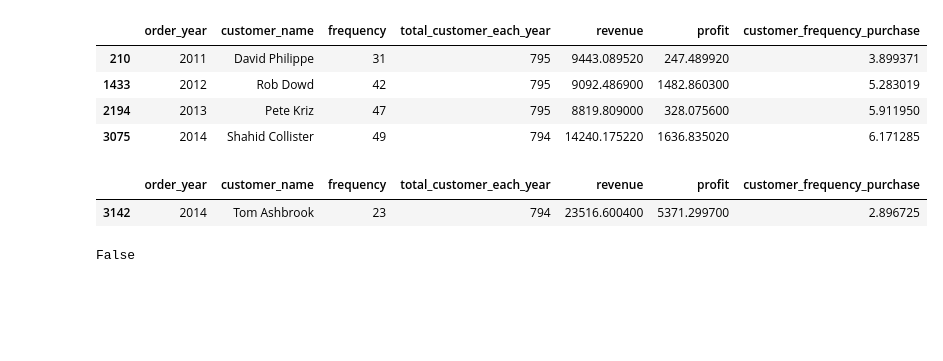
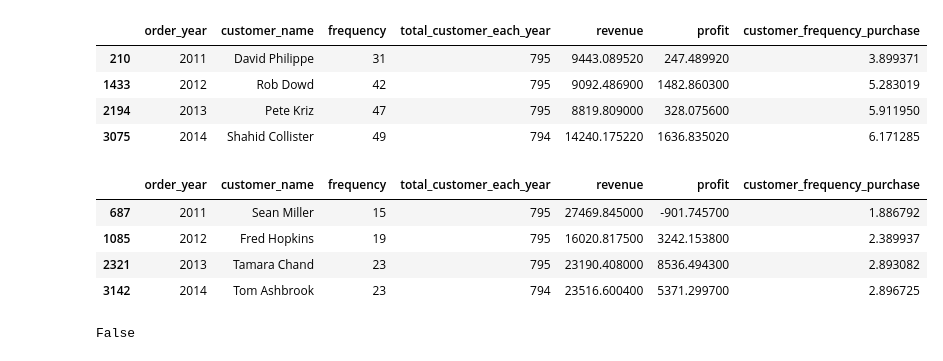
Before and after one commit to annugit1655/Global-Superstore-Project, a Jupyter notebook: notebooks/order-return-customer-product-analysis.ipynb, the cells around one changed output. Drawn from its saved outputs; the diff is of its cells as text; code cells hidden in the pictures; blank space fills up the shorter version.

```diff
--- a/notebooks/order-return-customer-product-analysis.ipynb
+++ b/notebooks/order-return-customer-product-analysis.ipynb
@@ -429,9 +429,11 @@ for g, v in grouped_df:
-# %%
-new_df = revenue_df.style.applymap(lambda x: "background-color: green; color: yellow", subset=['customer_name','revenue'])
-new_df
-# %% [output]
-|  | order_year | customer_name | frequency | total_customer_each_year | revenue | profit | customer_frequency_purchase |
-| 3142 | 2014 | Tom Ashbrook | 23 | 794 | 23516.600400 | 5371.299700 | 2.896725 |
+# %%
+revenue_df.style.applymap(lambda x: "background-color: green; color: yellow", subset=['customer_name', 'revenue'])
+# %% [output]
+|  | order_year | customer_name | frequency | total_customer_each_year | revenue | profit | customer_frequency_purchase |
+| 687 | 2011 | Sean Miller | 15 | 795 | 27469.845000 | -901.745700 | 1.886792 |
+| 1085 | 2012 | Fred Hopkins | 19 | 795 | 16020.817500 | 3242.153800 | 2.389937 |
+| 2321 | 2013 | Tamara Chand | 23 | 795 | 23190.408000 | 8536.494300 | 2.893082 |
+| 3142 | 2014 | Tom Ashbrook | 23 | 794 | 23516.600400 | 5371.299700 | 2.896725 |
 # %%
 revenue_df['customer_name'].equals(freq_df['customer_name'])
 # %% [output]
```
Also changed, not shown: parts of 8 cells of this notebook.
